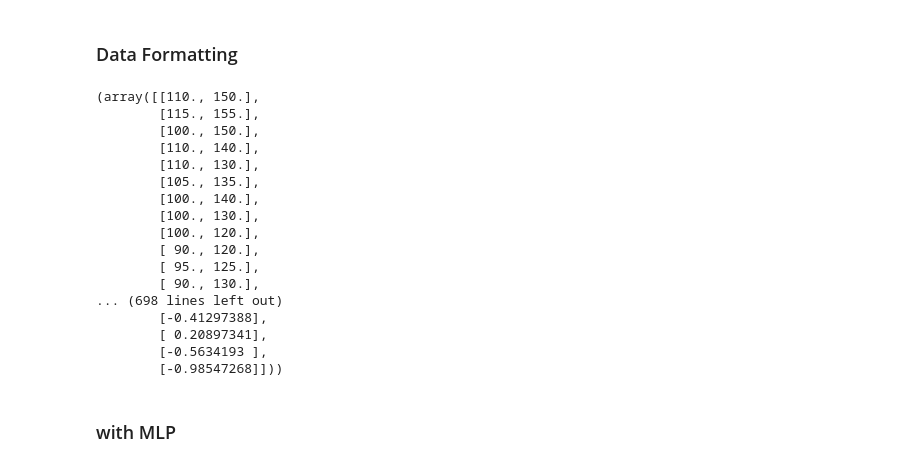
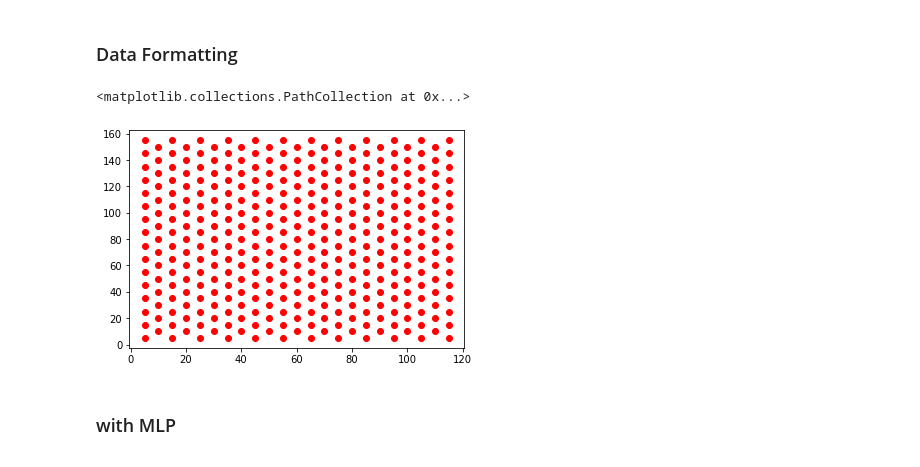
Before and after one commit to niccoforte/NF-PhD-gitRepo, a Jupyter notebook: code/NNs-HParam.ipynb, the cells around one changed output. Drawn from its saved outputs; the diff is of its cells as text; code cells hidden in the pictures.

```diff
--- a/code/NNs-HParam.ipynb
+++ b/code/NNs-HParam.ipynb
@@ -387,7 +387,7 @@ Unique function approximations from perfect lattice coorindates to each disorder
 ### Data Formatting
 # %%
 train_in1 = perIN.reshape(int(len(perIN)/2), 2)
-train_in1 = np.array([i for i in train_in1 if max(train_in1[:,0]) != i[0] and min(train_in1[:,0]) != i[0] and
+train_in1ro = np.array([i for i in train_in1 if max(train_in1[:,0]) != i[0] and min(train_in1[:,0]) != i[0] and
                                               max(train_in1[:,1]) != i[1] and min(train_in1[:,1]) != i[1]])
 
 train_out1 = train_in.reshape(len(train_in),int(len(train_in[0])/2),2)
@@ -405,25 +405,13 @@ dy_out1ST = standardize(dy_out1, outParams1dy[0], outParams1dy[1])
 dx_out1NM = normalize(dx_out1, outParams1dx[2], outParams1dx[3])
 dy_out1NM = normalize(dy_out1, outParams1dy[2], outParams1dy[3])
 # %%
-train_in1, dx_out1[0]
+#train_in1, dx_out1[0]
+
+#plt.scatter(train_in1[:,0], train_in1[:,1], c="b")
+plt.scatter(train_in1ro[:,0], train_in1ro[:,1], c="r")
 # %% [output]
-(array([[110., 150.],
-        [115., 155.],
-        [100., 150.],
-        [110., 140.],
-        [110., 130.],
-        [105., 135.],
-        [100., 140.],
-        [100., 130.],
-        [100., 120.],
-        [ 90., 120.],
-        [ 95., 125.],
-        [ 90., 130.],
-... (698 lines left out)
-        [-0.41297388],
-        [ 0.20897341],
-        [-0.5634193 ],
-        [-0.98547268]]))
+<matplotlib.collections.PathCollection at 0x...>
+[figure, added]
 # %% [markdown]
 ### with MLP
 # %%
```
Also changed, not shown: 2 other files.
